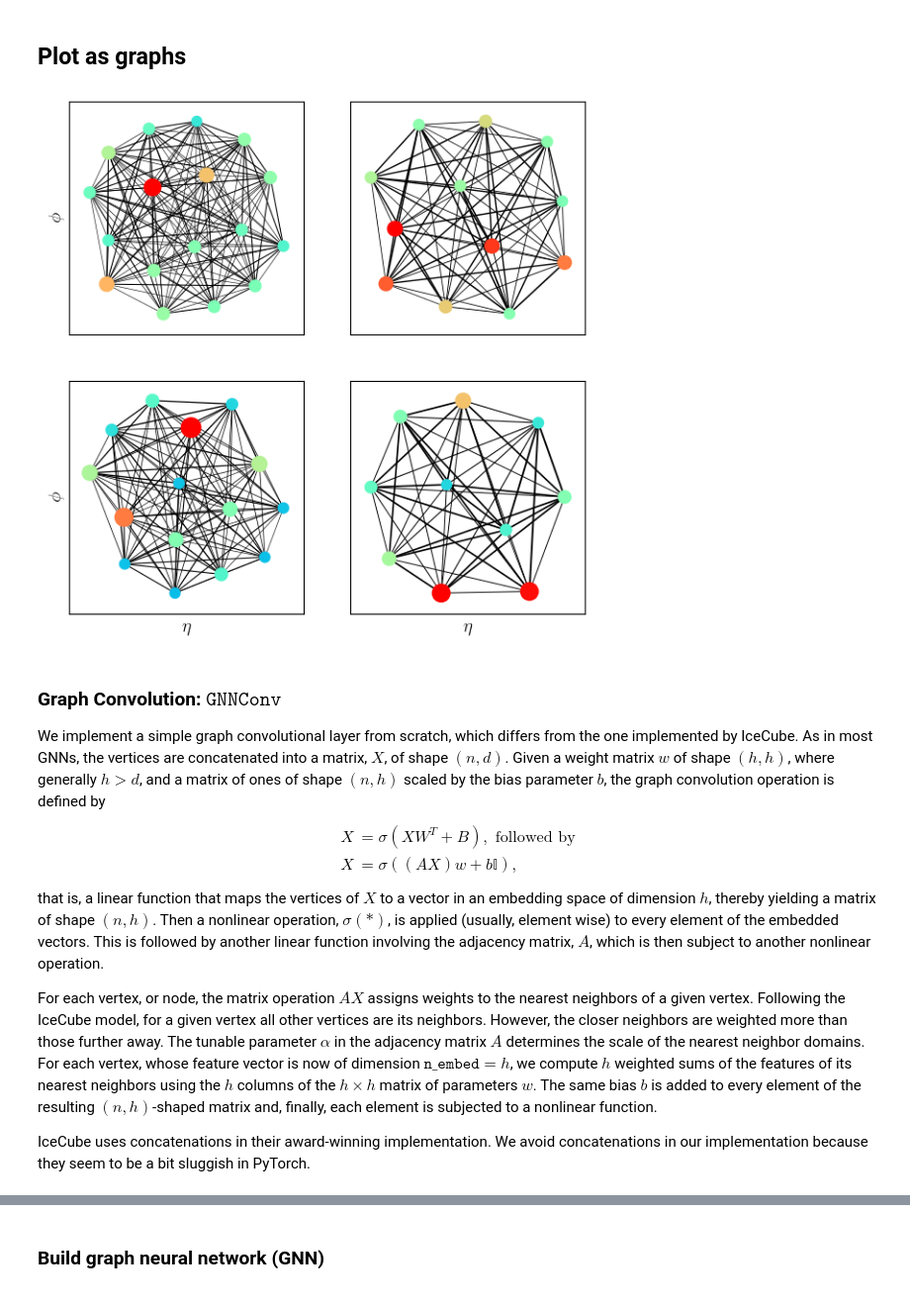
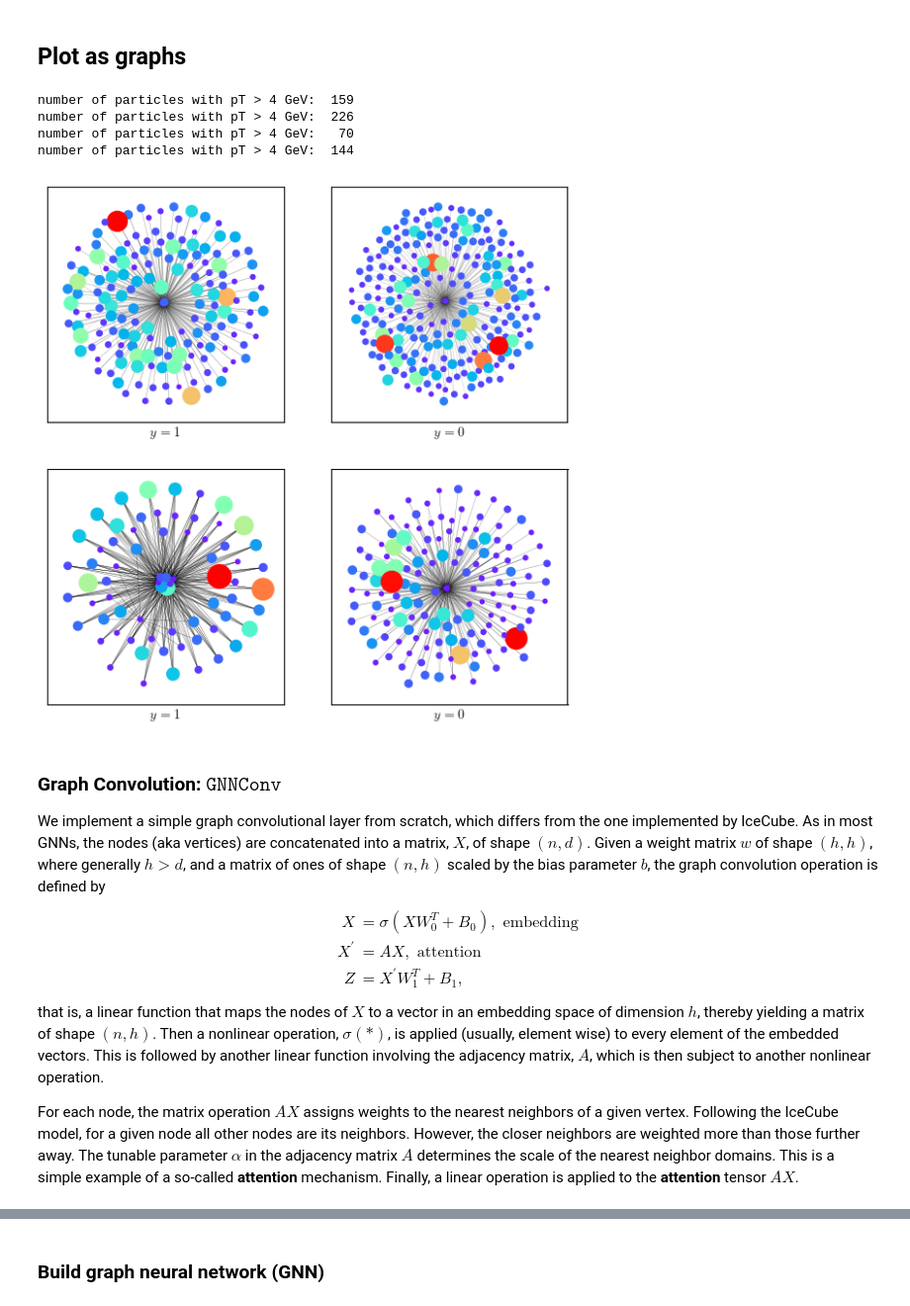
Before and after one commit to hbprosper/mlinphysics, a Jupyter notebook: Labs/06.GNN/code/tutorial_GNN.ipynb, the cells around one changed output, grey strips where cells are left out. Shown: that part at 99% size. Cells and saved outputs as stored; diff of their text form; code cells hidden in the pictures.

```diff
--- a/Labs/06.GNN/code/tutorial_GNN.ipynb
+++ b/Labs/06.GNN/code/tutorial_GNN.ipynb
@@ -253,9 +174,9 @@ else:
     # optimizer / scheduler configuration
     # -----------------------------------------
     # a step comprises a given number of iterations
-    config('n_steps', 3)                # number of training steps
+    config('n_steps', 4)                # number of training steps
     config('n_iters_per_step', config('train_size'))
-    config('base_lr', 1.e-3)            # initial learning rate
+    config('base_lr', 2.e-3)            # initial learning rate
     config('gamma', 0.5)                # learning rate scale factor
     print(f'\nSave configuration to file {config.cfg_filename}\n')
 
@@ -401,7 +323,7 @@ Since the maximum number of particles is less than about 400 with the median of
 
 Conceptually, what happens is this. The single-column tensor constructed using $\texttt{view(-1, n, 1)}$ is  replicated to form a tensor of shape $(-1, n, n)$ in which every ''column'' is identical.  Likewise, the single-row tensor constructed using $\texttt{view(-1, 1, n)}$ is replicated to form a tensor of shape $(n, n)$ in which every row is identical. Now that the tensors are of the same shape, an elementwise subtraction is performed on the two $n \times n$ tensors, resulting in 2D tensors of shape $(n, n)$ containing all possible differences. Of course, the actual implementation is much more efficient than this!
 # %%
-class Edges(nn.Module):
+class IceCubeAdjacencyMatrix(nn.Module):
     '''
     Given a set of vertices V, compute the adjacency matrix of shape (n, n).
     '''
@@ -413,18 +335,6 @@ class Edges(nn.Module):
         # alpha is to be fitted.
         self.alpha = nn.Parameter(alpha * torch.rand(1))
 
-    @staticmethod
-    def delta_phi(phi2, phi1):
-        '''
-        Compute the difference in phi accounting for wraparound.
-        '''
-        deltaphi = phi2 - phi1
-        abs_deltaphi = torch.abs(deltaphi)
-        deltaphi = torch.where(abs_deltaphi > torch.pi,
-                           2 * torch.pi - abs_deltaphi,
-                           abs_deltaphi)
-        return deltaphi
-
     def forward(self, x):
         # shape of tensor x: (batch size, number of particles, number of attributes)
         _, size, d = x.shape
@@ -435,7 +345,7 @@ class Edges(nn.Module):
 
         # use broadcasting to compute all possible differences
         deta = eta.view(-1, size, 1) - eta.view(-1, 1, size)
-        dphi = Edges.delta_phi(phi.view(-1, size, 1), phi.view(-1, 1, size))
+        dphi = tut.delta_phi(phi.view(-1, size, 1), phi.view(-1, 1, size))
         dRdR = deta**2 + dphi**2
 
         # 2. compute exp(- alpha * dR)**2)
@@ -445,7 +355,7 @@ class Edges(nn.Module):
         #    adding a unit matrix to the adjacency matrix
         #    makes the training more stable. we need to send
         #    the unit matrix to the same computatational device as used by A.
-        A = torch.softmax(A, dim=-1) + torch.eye(size).to(A.device)
+        A = torch.softmax(A, dim=-1) # + torch.eye(size).to(A.device)
         return A
 # %% [markdown]
 ## Plot as graphs
@@ -467,7 +377,7 @@ def plot_graphs(loader, ptscale=25, scale=80,
 
     axs = axs.flatten()
 
-    gedge = Edges()
+    gedge = IceCubeAdjacencyMatrix()
 
     # loop over number of point clouds, ndata
     for i, (event, y) in enumerate(loader):
@@ -475,24 +385,17 @@ def plot_graphs(loader, ptscale=25, scale=80,
 
         ax = axs[i]
 
-        if i > (nrows-1) * ncols-1:
-            ax.set_xlabel(r'$\eta$', fontsize=ftsize)
-
-        if i % ncols == 0:
-            ax.set_ylabel(r'$\phi$', fontsize=ftsize)
+        ax.set_xlabel(f'$y = {int(y.detach()):d}$')
 
         # get point cloud (i.e., event).
         # area of points in (eta, phi) proportional to pT of particle
 
         pt, eta, phi = event[0,:,:].detach().numpy().T[:]
         y = y.detach().numpy()[0]
+        evt = event.squeeze().view(-1,len(pt), 3)
+        A   = gedge(evt).squeeze()
 
-        select = pt > 0.5
-        pt  = pt[select]
-        eta = eta[select]
-        phi = phi[select]
-        evt = event.squeeze()[select].view(-1,len(pt), 3)
-        A   = gedge(evt).squeeze()
+        print(f'number of particles with pT > 4 GeV: {len(pt):4d}')
 
         size = scale * np.sqrt(pt / ptscale)
         cmap = mp.colormaps['rainbow']
@@ -503,50 +406,51 @@ def plot_graphs(loader, ptscale=25, scale=80,
         n = 0
         widths = []
         for j in range(len(pt)):
             G.add_node(j, value=pt[j])
             for k in range(len(pt)):
                 if k == j: continue
-                w = float(A[j, k])
+                w = float(A[j, k].detach())
                 n += 1
                 if n < 500:
                     G.add_edge(j, k, weight=w)
                     widths.append(10*w)
 
         widths = np.array(widths)
 
         # Position nodes
         pos = nx.spring_layout(G, seed=42)
 
         # Draw the graph
         nodes = nx.draw_networkx_nodes(G, pos,
                                        node_size=5*size,
                                        node_color=colors, ax=ax)
 
         edges = nx.draw_networkx_edges(G, pos,
                                        width=widths, ax=ax)
         plt.plot()
 
-        #ax.text(1.8, 3.0, f'$y = {y:d}$', fontsize=12)
-
     #fig.tight_layout()
     plt.savefig(filename)
 
 plot_graphs(val_loader)
 # %% [output]
+number of particles with pT > 4 GeV:  159
+number of particles with pT > 4 GeV:  226
+number of particles with pT > 4 GeV:   70
+number of particles with pT > 4 GeV:  144
-[figure, old version]
+[figure, new version]
 # %% [markdown]
 ### Graph Convolution: $\texttt{GNNConv}$
 We implement a simple graph convolutional layer from scratch, which differs from the one implemented by IceCube.
-As in most GNNs, the vertices are concatenated into a matrix, $X$, of shape $(n, d)$. Given a weight matrix $w$ of shape $(h, h)$, where generally $h > d$, and a matrix of ones of shape $(n, h)$ scaled by the bias parameter $b$, the graph convolution operation is defined by
+As in most GNNs, the nodes (aka vertices) are concatenated into a matrix, $X$, of shape $(n, d)$. Given a weight matrix $w$ of shape $(h, h)$, where generally $h > d$, and a matrix of ones of shape $(n, h)$ scaled by the bias parameter $b$, the graph convolution operation is defined by
 \begin{align}
-    X & = \sigma(X W^T + B), \text{ followed by}\\
-    X & = \sigma((A X) w + b \mathbb{I}) ,
+    X & = \sigma(X W_0^T + B_0), \text{ embedding}\\
+    X^\prime & = A X, \text{ attention} \\
+    Z & = X^\prime W_1^T + B_1 ,
 \end{align}
-that is, a linear function that maps the vertices of $X$ to a vector in an embedding space of dimension $h$, thereby yielding a matrix of shape $(n, h)$. Then a nonlinear operation, $\sigma(*)$, is applied (usually, element wise) to every element of the embedded vectors. This is followed by another linear function involving the adjacency matrix, $A$, which is then subject to another nonlinear operation.
+that is, a linear function that maps the nodes of $X$ to a vector in an embedding space of dimension $h$, thereby yielding a matrix of shape $(n, h)$. Then a nonlinear operation, $\sigma(*)$, is applied (usually, element wise) to every element of the embedded vectors. This is followed by another linear function involving the adjacency matrix, $A$, which is then subject to another nonlinear operation.
 
-For each vertex, or node, the matrix operation $A X$ assigns weights to the nearest neighbors of a given vertex.  Following the IceCube model, for a given vertex all other vertices are its neighbors. However, the closer neighbors are weighted more than those further away. The tunable parameter $\alpha$ in the adjacency matrix $A$ determines the scale of the nearest neighbor domains.  For each vertex, whose feature vector is now of dimension $\texttt{n\_embed} = h$, we compute $h$ weighted sums of the features of its nearest neighbors using the $h$ columns of the $h \times h$ matrix of parameters $w$. The same bias $b$ is added to every element of the resulting $(n, h)$-shaped matrix and, finally, each element is subjected to a nonlinear function.
-
-IceCube uses concatenations in their award-winning implementation. We avoid concatenations in our implementation because they seem to be a bit sluggish in PyTorch.
+For each node, the matrix operation $A X$ assigns weights to the nearest neighbors of a given vertex.  Following the IceCube model, for a given node all other nodes are its neighbors. However, the closer neighbors are weighted more than those further away. The tunable parameter $\alpha$ in the adjacency matrix $A$ determines the scale of the nearest neighbor domains. This is a simple example of a so-called **attention** mechanism. Finally, a linear operation is applied to the **attention** tensor $AX$.
 # %%
 class GNNConv(nn.Module):
 
```
Also changed, not shown: parts of 22 cells of this notebook.
